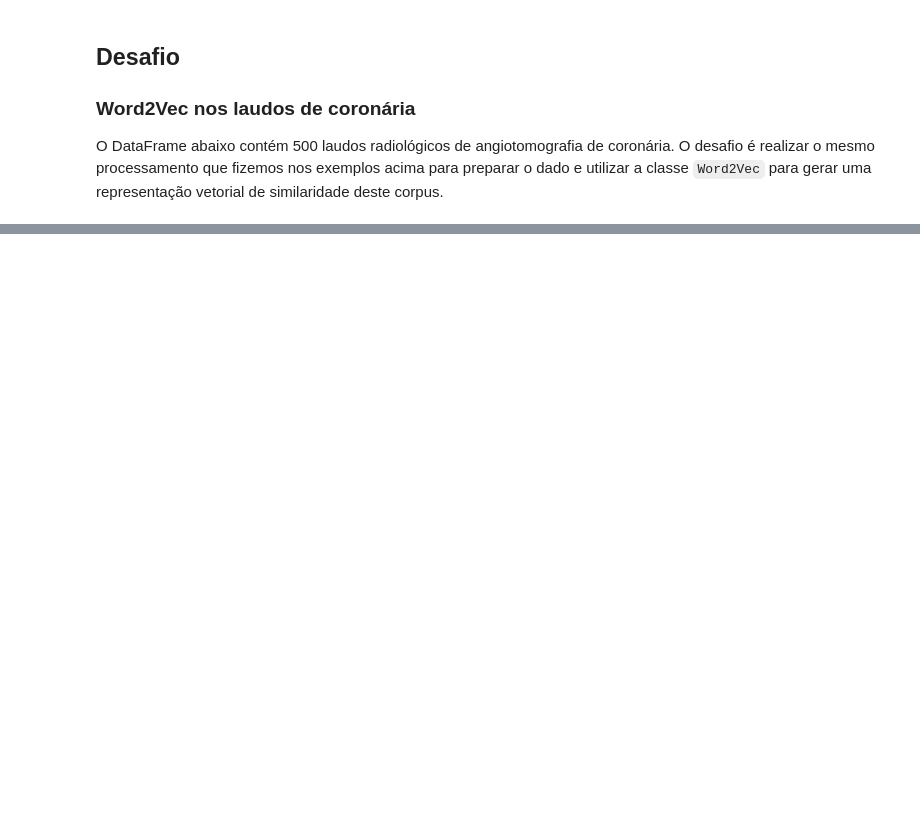
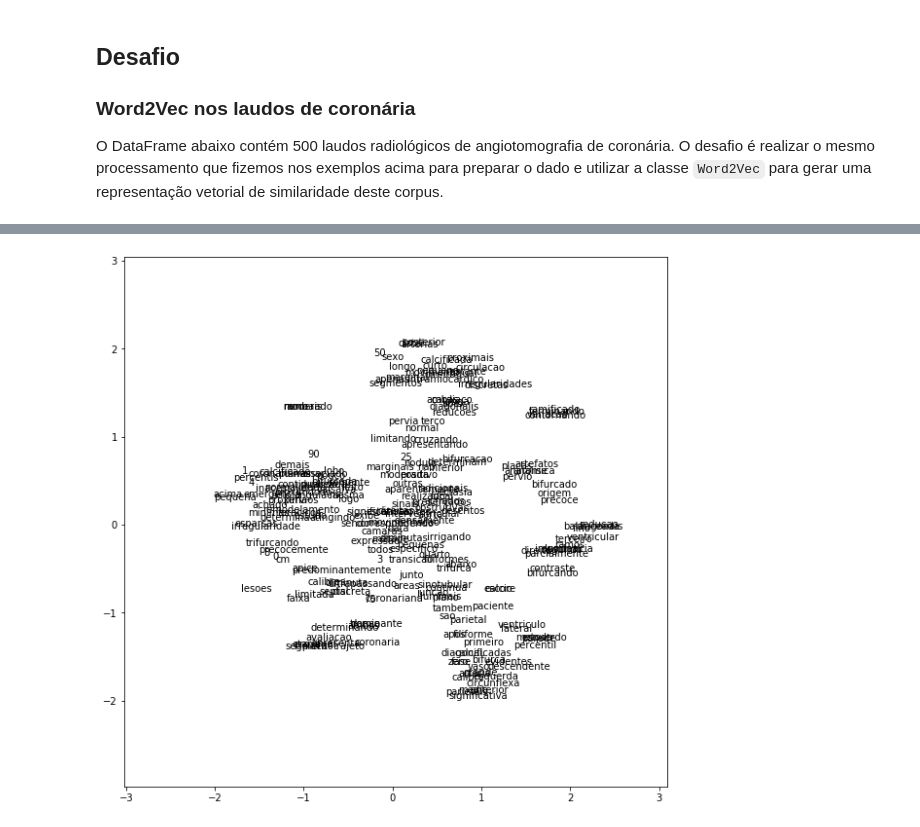
Before and after one commit to pgiaeinstein/nlp, a Jupyter notebook: Atividade1.ipynb, the cells around one changed output, grey strips where cells are left out. Cells and saved outputs as stored; diff of their text form; code cells hidden in the pictures; blank space fills up the shorter version.

```diff
--- a/Atividade1.ipynb
+++ b/Atividade1.ipynb
@@ -285,0 +615,2 @@ df_coronaria.loc[0, ['texto']].values
+# %%
+word_vectors_matriz = w2v.wv.vectors
@@ -285,0 +637,2 @@ df_coronaria.loc[0, ['texto']].values
+# %%
+x_y_vetores = tsne.fit_transform(word_vectors_matriz)
@@ -285,0 +649,5 @@ df_coronaria.loc[0, ['texto']].values
+# %%
+w2v_df = pd.DataFrame(x_y_vetores, columns = ['x', 'y'])
+w2v_df['palavra'] = w2v.wv.vocab
+w2v_df = w2v_df[['palavra', 'x', 'y']]
+w2v_df.head()
@@ -285,0 +663,3 @@ df_coronaria.loc[0, ['texto']].values
+# %%
+w2v_df['x'] = (w2v_df['x'] - w2v_df['x'].mean())/w2v_df['x'].std()
+w2v_df['y'] = (w2v_df['y'] - w2v_df['y'].mean())/w2v_df['y'].std()
@@ -285,0 +675,18 @@ df_coronaria.loc[0, ['texto']].values
+# %%
+_, ax = plt.subplots(figsize = (10, 10))
+
+for p, x, y in zip(w2v_df['palavra'], w2v_df['x'], w2v_df['y']):
+    ax.annotate(p, (x, y))
+
+_P = 1.0
+ax_min = w2v_df['x'].min() - _P
+ax_max = w2v_df['x'].max() + _P
+ay_min = w2v_df['y'].min() - _P
+ay_max = w2v_df['y'].max() + _P
+
+plt.xlim(ax_min, ax_max)
+plt.ylim(ay_min, ay_max)
+
+plt.show()
+# %% [output]
+[figure, added]
```
Also changed, not shown: parts of 52 cells of this notebook, 3 other files.
